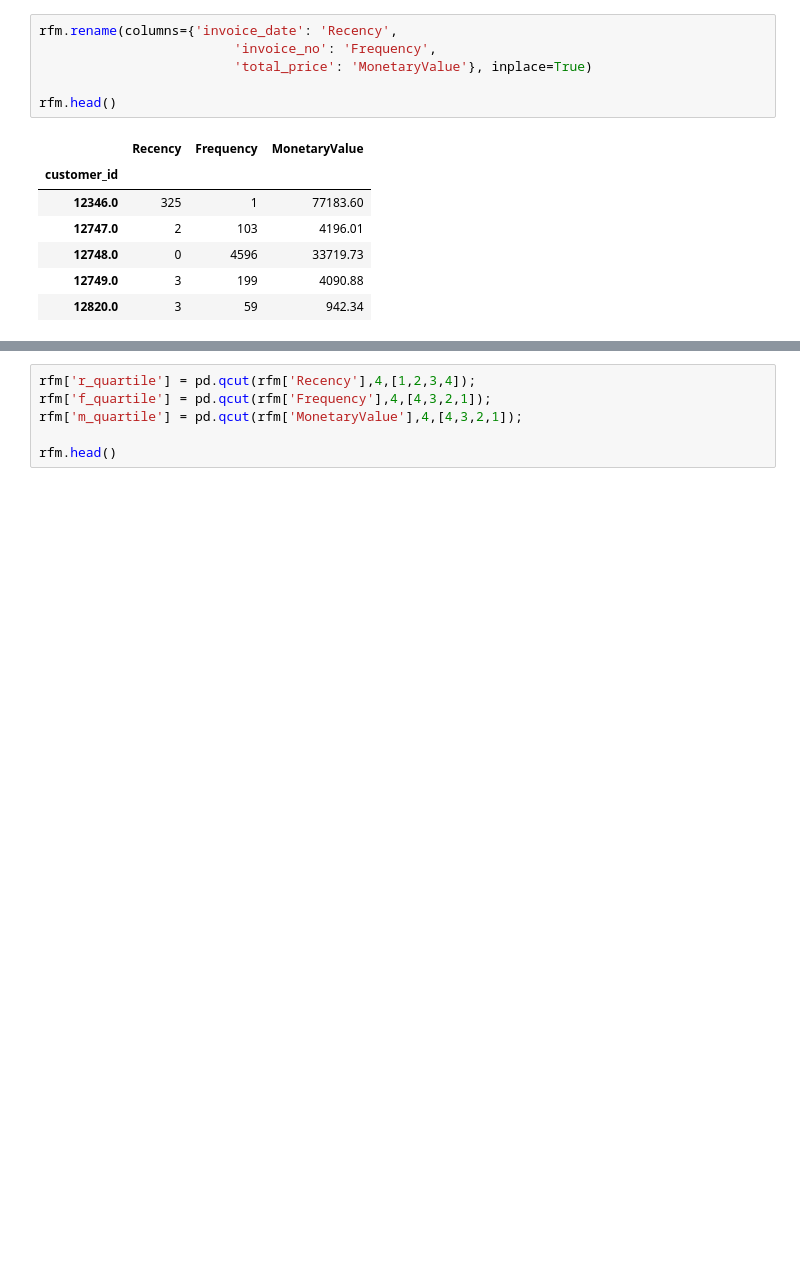
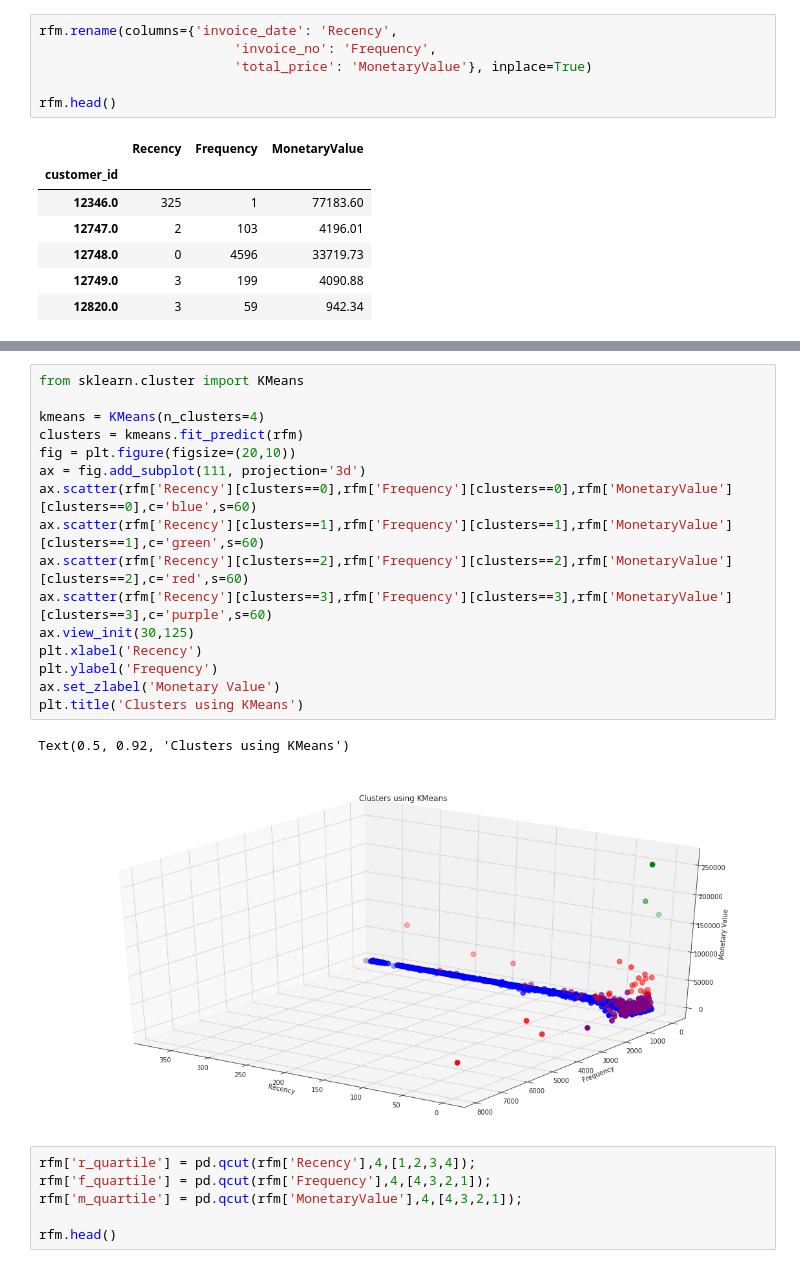
Before and after one commit to mrsaeeddev/customer-segmentation-using-rfm-matrix-technique-and-k-means-algorithm, a Jupyter notebook: customer_segmentation.ipynb, the cells around one changed output, grey strips where cells are left out. Cells and saved outputs as stored; diff of their text form; blank space fills up the shorter version.

Commit message:
Completed clustering using KMeans

```diff
--- a/customer_segmentation.ipynb
+++ b/customer_segmentation.ipynb
@@ -464,3 +509,22 @@ rfm.head()
+# %%
+from sklearn.cluster import KMeans
+
+kmeans = KMeans(n_clusters=4)
+clusters = kmeans.fit_predict(rfm)
+fig = plt.figure(figsize=(20,10))
+ax = fig.add_subplot(111, projection='3d')
+ax.scatter(rfm['Recency'][clusters==0],rfm['Frequency'][clusters==0],rfm['MonetaryValue'][clusters==0],c='blue',s=60)
+ax.scatter(rfm['Recency'][clusters==1],rfm['Frequency'][clusters==1],rfm['MonetaryValue'][clusters==1],c='green',s=60)
+ax.scatter(rfm['Recency'][clusters==2],rfm['Frequency'][clusters==2],rfm['MonetaryValue'][clusters==2],c='red',s=60)
+ax.scatter(rfm['Recency'][clusters==3],rfm['Frequency'][clusters==3],rfm['MonetaryValue'][clusters==3],c='purple',s=60)
+ax.view_init(30,125)
+plt.xlabel('Recency')
+plt.ylabel('Frequency')
+ax.set_zlabel('Monetary Value')
+plt.title('Clusters using KMeans')
+# %% [output]
+Text(0.5, 0.92, 'Clusters using KMeans')
+[figure, added]
 # %%
 rfm['r_quartile'] = pd.qcut(rfm['Recency'],4,[1,2,3,4]);
 rfm['f_quartile'] = pd.qcut(rfm['Frequency'],4,[4,3,2,1]);
```
Also changed, not shown: parts of 7 cells of this notebook.
